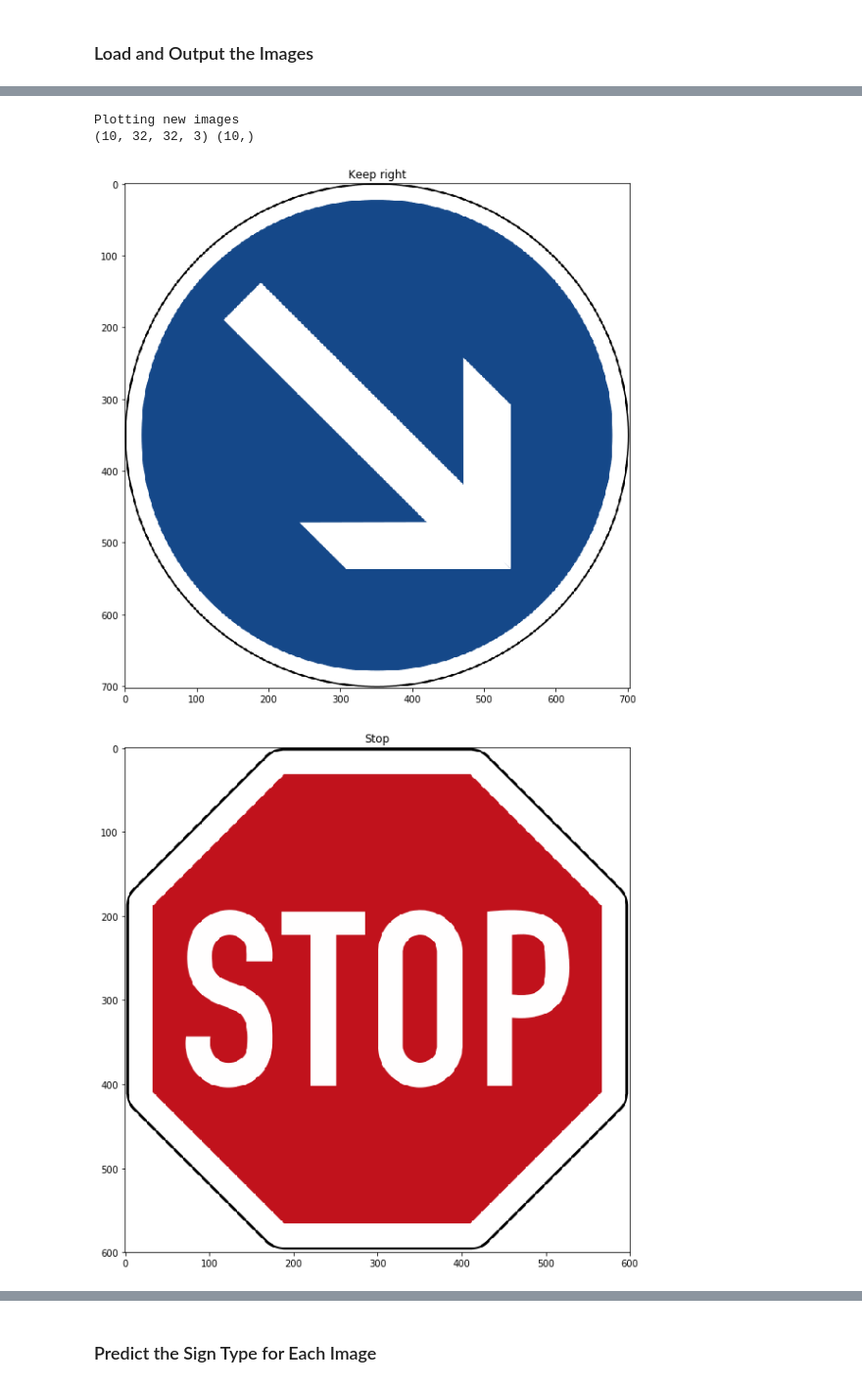
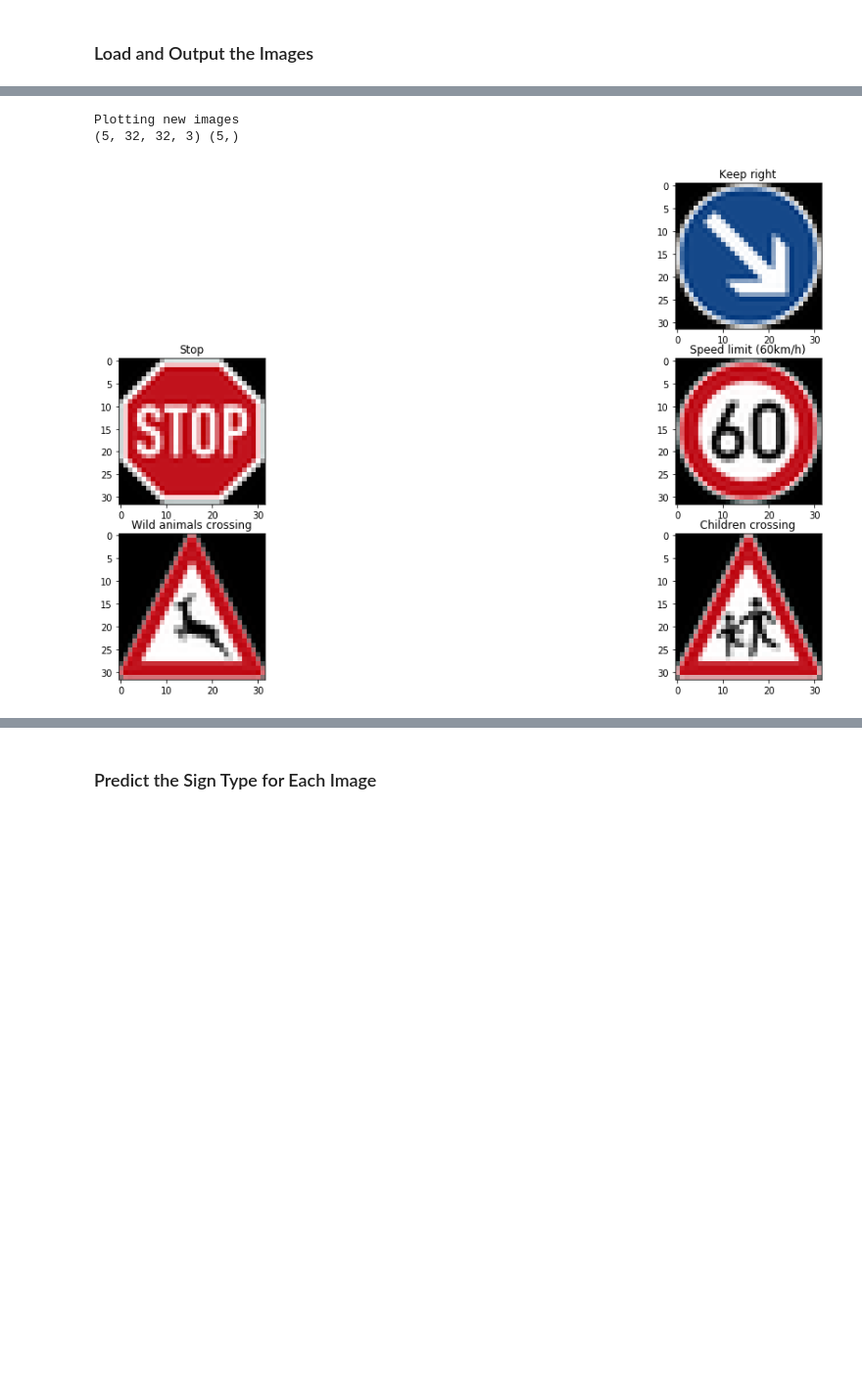
Before and after one commit to dbjnbnrj/CarND-Traffic-Sign-Classifier-Project, a Jupyter notebook: Traffic_Sign_Classifier.ipynb, the cells around one changed output, grey strips where cells are left out. Shown at 98% size. Drawn from its saved outputs; the diff is of its cells as text; code cells hidden in the pictures; blank space fills up the shorter version.

Commit message:
Adding Traffic Sign Classifier

```diff
--- a/Traffic_Sign_Classifier.ipynb
+++ b/Traffic_Sign_Classifier.ipynb
@@ -82,8 +81,11 @@ image_shape = X_train.shape[1:]
 
 n_classes = len(set(train['labels']))
 
+signnames = pd.read_csv('signnames.csv')['SignName']
+
 print("Number of training examples =", n_train)
 print("Number of validation examples =", n_validation)
 print("Number of testing examples =", n_test)
 print("Image data shape =", image_shape)
 print("Number of classes =", n_classes)
+print ("Signal Names", signnames)
@@ -116,7 +105,7 @@ size = 12
 for i in range(size):
     idx = np.random.randint(0, n_train)
     plt.subplot(size / columns + 1, columns, i + 1)
-    plt.title(pd_sigmap['SignName'][train['labels'][idx]])
+    plt.title(signnames[train['labels'][idx]])
     plt.imshow(train['features'][idx].squeeze())
 
 plt.tight_layout()
@@ -203,3 +253,18 @@ X_train, y_train = preprocess(X_train, y_train)
+# %%
+#Showing shome of the newly created data
+
+plt.figure(figsize=(20,10))
+columns = 3
+size = 12
+
+n_train = new_X.shape[0]
+for i in range(size):
+    idx = np.random.randint(0, n_train)
+    plt.subplot(size / columns + 1, columns, i + 1)
+    plt.title(signnames[new_Y[idx]])
+    plt.imshow(new_X[idx].squeeze())
+
+plt.tight_layout()
 # %% [markdown]
 ### Model Architecture
 # %%
@@ -377,6 +413,3 @@ To give yourself more insight into how your model is working, download at least
 You may find `signnames.csv` useful as it contains mappings from the class id (integer) to the actual sign name.
 # %% [markdown]
 ### Load and Output the Images
-# %%
-for i in range(n_classes):
-    print(i, pd_sigmap['SignName'][i])
@@ -401,31 +416,34 @@ for i in range(n_classes):
 # %%
 ### Load the images and plot them here.
 ### Feel free to use as many code cells as needed.
 
 from PIL import Image
 
 
 def load_image(infilename):
     size = 32, 32
     img = Image.open( infilename ).convert('RGB')
     img = img.resize((32,32), Image.ANTIALIAS)
     return np.array(img.getdata(), np.uint8).reshape(32, 32, 3)
 
 print("Plotting new images")
-X_new = np.array([load_image('sample/'+str(i)+'.jpg') for i in range(1, 11)])
-y_new = np.array([38, 14, 3, 31, 28, 12, 22, 18, 16, 32])
-import matplotlib.image as mpimg
-for i in range(1, 11):
+X_new = np.array([load_image('sample/'+str(i)+'.jpg') for i in range(1, 6)])
+y_new = np.array([38, 14, 3, 31, 28])
+
+
+plt.figure(figsize=(20,10))
+columns = 2
+size = 5
+for i in range(1, 6):
     img=mpimg.imread('sample/'+str(i)+'.jpg')
-    plt.figure(figsize=(10, 10))
-    plt.title(pd_sigmap['SignName'][y_new[i-1]])
-    imgplot = plt.imshow(img)
-    #plt.show()
+    plt.subplot(size / columns + 1, columns, i + 1)
+    plt.title(signnames[y_new[i-1]])
+    plt.imshow(X_new[i-1].squeeze())
     np.append(X_new, img)
 
+
 print(X_new.shape, y_new.shape)
 # %% [output]
 Plotting new images
-(10, 32, 32, 3) (10,)
+(5, 32, 32, 3) (5,)
-[figure, old version]
+[figure, new version]
-[figure, removed]
```
Also changed, not shown: parts of 32 cells of this notebook.
